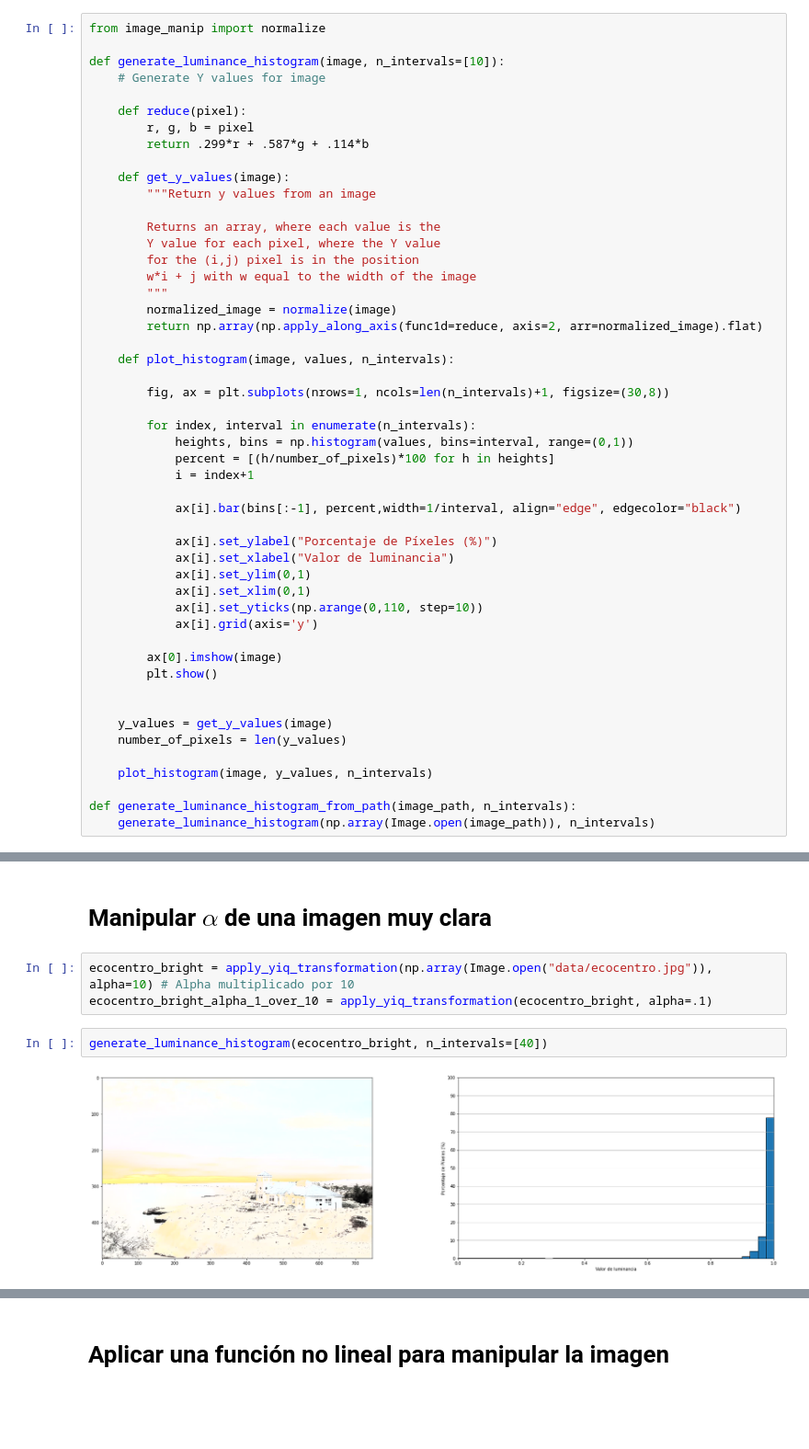
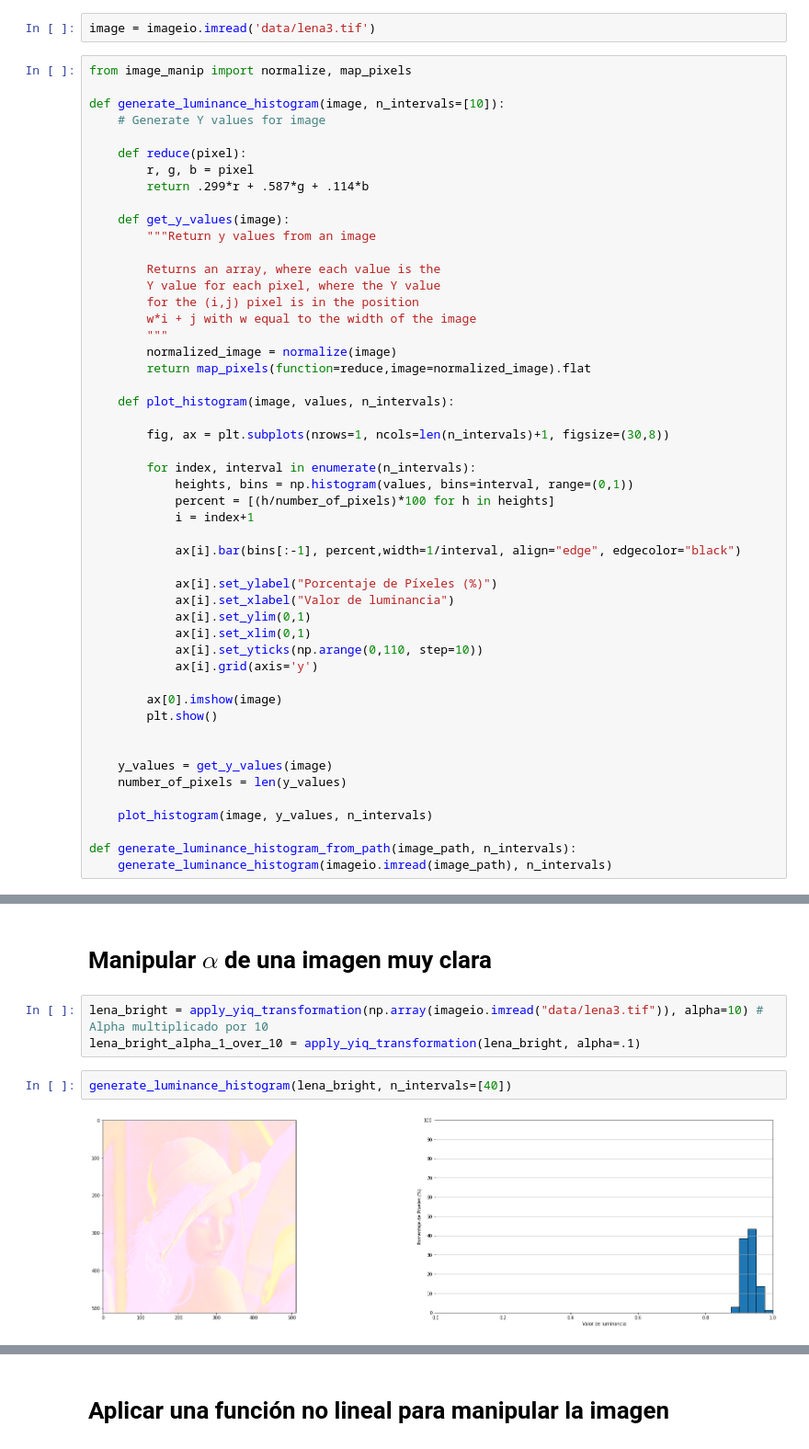
Before and after one commit to PaPablo/curso-imagenes-lci, a Jupyter notebook: clase-02/tp2/histogramas.ipynb, the cells around one changed output, grey strips where cells are left out. Shown at 92% size. Drawn from its saved outputs; the diff is of its cells as text; blank space fills up the shorter version.

```diff
--- a/clase-02/tp2/histogramas.ipynb
+++ b/clase-02/tp2/histogramas.ipynb
@@ -19,5 +17,7 @@ image = np.array(Image.open('data/ecocentro.jpg'))
+# %%
+image = imageio.imread('data/lena3.tif')
 # %%
-from image_manip import normalize
+from image_manip import normalize, map_pixels
 
 def generate_luminance_histogram(image, n_intervals=[10]):
     # Generate Y values for image
@@ -35,7 +35,7 @@ def generate_luminance_histogram(image, n_intervals=[10]):
         w*i + j with w equal to the width of the image
         """
         normalized_image = normalize(image)
-        return np.array(np.apply_along_axis(func1d=reduce, axis=2, arr=normalized_image).flat)
+        return map_pixels(function=reduce,image=normalized_image).flat
 
     def plot_histogram(image, values, n_intervals):
 
@@ -65,5 +65,5 @@ def generate_luminance_histogram(image, n_intervals=[10]):
     plot_histogram(image, y_values, n_intervals)
 
 def generate_luminance_histogram_from_path(image_path, n_intervals):
-    generate_luminance_histogram(np.array(Image.open(image_path)), n_intervals)
+    generate_luminance_histogram(imageio.imread(image_path), n_intervals)
 # %%
@@ -89,10 +93,10 @@ generate_luminance_histogram(ecocentro_dark_alpha_twenty, n_intervals=[40])
 # %% [markdown]
 # Manipular $\alpha$ de una imagen muy clara
 # %%
-ecocentro_bright = apply_yiq_transformation(np.array(Image.open("data/ecocentro.jpg")), alpha=10) # Alpha multiplicado por 10
-ecocentro_bright_alpha_1_over_10 = apply_yiq_transformation(ecocentro_bright, alpha=.1)
+lena_bright = apply_yiq_transformation(np.array(imageio.imread("data/lena3.tif")), alpha=10) # Alpha multiplicado por 10
+lena_bright_alpha_1_over_10 = apply_yiq_transformation(lena_bright, alpha=.1)
 # %%
-generate_luminance_histogram(ecocentro_bright, n_intervals=[40])
+generate_luminance_histogram(lena_bright, n_intervals=[40])
 # %% [output]
-[figure, old version]
+[figure, new version]
 # %%
```
Also changed, not shown: parts of 17 cells of this notebook, 4 other files.
